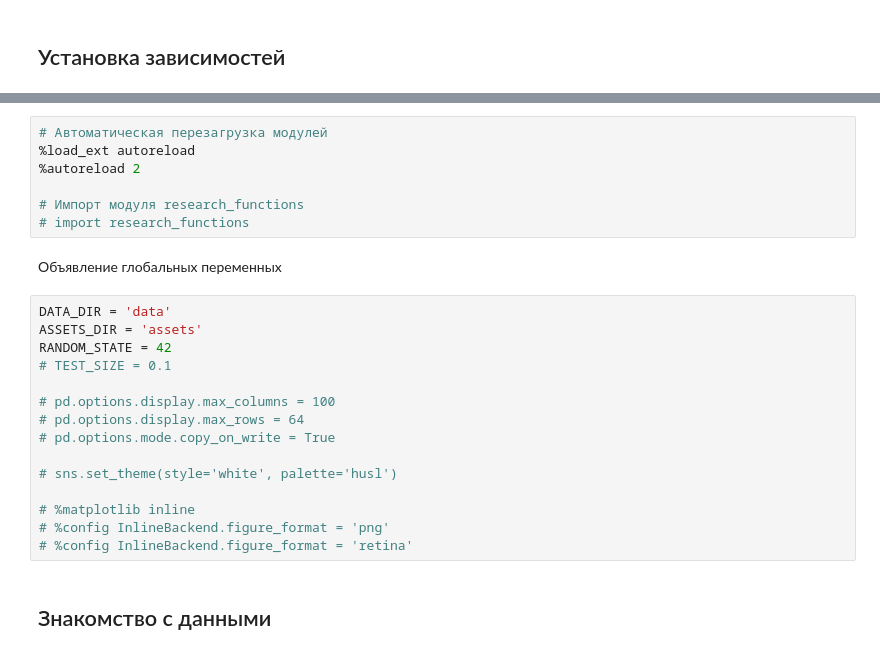
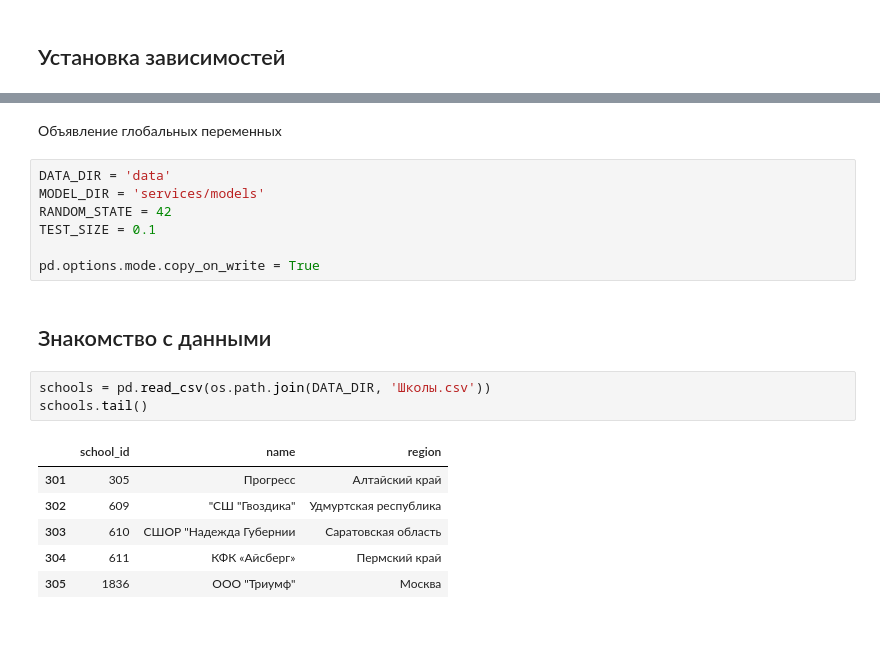
Before and after one commit to denis-42ds/schools_names_comparison, a Jupyter notebook: school_names.ipynb, the cells around one changed output, grey strips where cells are left out. Drawn from its saved outputs; the diff is of its cells as text.

```diff
--- a/school_names.ipynb
+++ b/school_names.ipynb
@@ -72,26 +56,21 @@ import os
-# %%
-# Автоматическая перезагрузка модулей
-%load_ext autoreload
-%autoreload 2
-
-# Импорт модуля research_functions
-# import research_functions
 # %% [markdown]
 Объявление глобальных переменных
 # %%
 DATA_DIR = 'data'
-ASSETS_DIR = 'assets'
+MODEL_DIR = 'services/models'
 RANDOM_STATE = 42
-# TEST_SIZE = 0.1
+TEST_SIZE = 0.1
 
-# pd.options.display.max_columns = 100
-# pd.options.display.max_rows = 64
-# pd.options.mode.copy_on_write = True
-
-# sns.set_theme(style='white', palette='husl')
-
-# %matplotlib inline
-# %config InlineBackend.figure_format = 'png'
-# %config InlineBackend.figure_format = 'retina'
+pd.options.mode.copy_on_write = True
 # %% [markdown]
 ## Знакомство с данными
+# %%
+schools = pd.read_csv(os.path.join(DATA_DIR, 'Школы.csv'))
+schools.tail()
+# %% [output]
+|  | school_id | name | region |
+| 301 | 305 | Прогресс | Алтайский край |
+| 302 | 609 | "СШ "Гвоздика" | Удмуртская республика |
+| 303 | 610 | СШОР "Надежда Губернии | Саратовская область |
+| 304 | 611 | КФК «Айсберг» | Пермский край |
+| 305 | 1836 | ООО "Триумф" | Москва |
```
Also changed, not shown: parts of 22 cells of this notebook, 4 other files.
